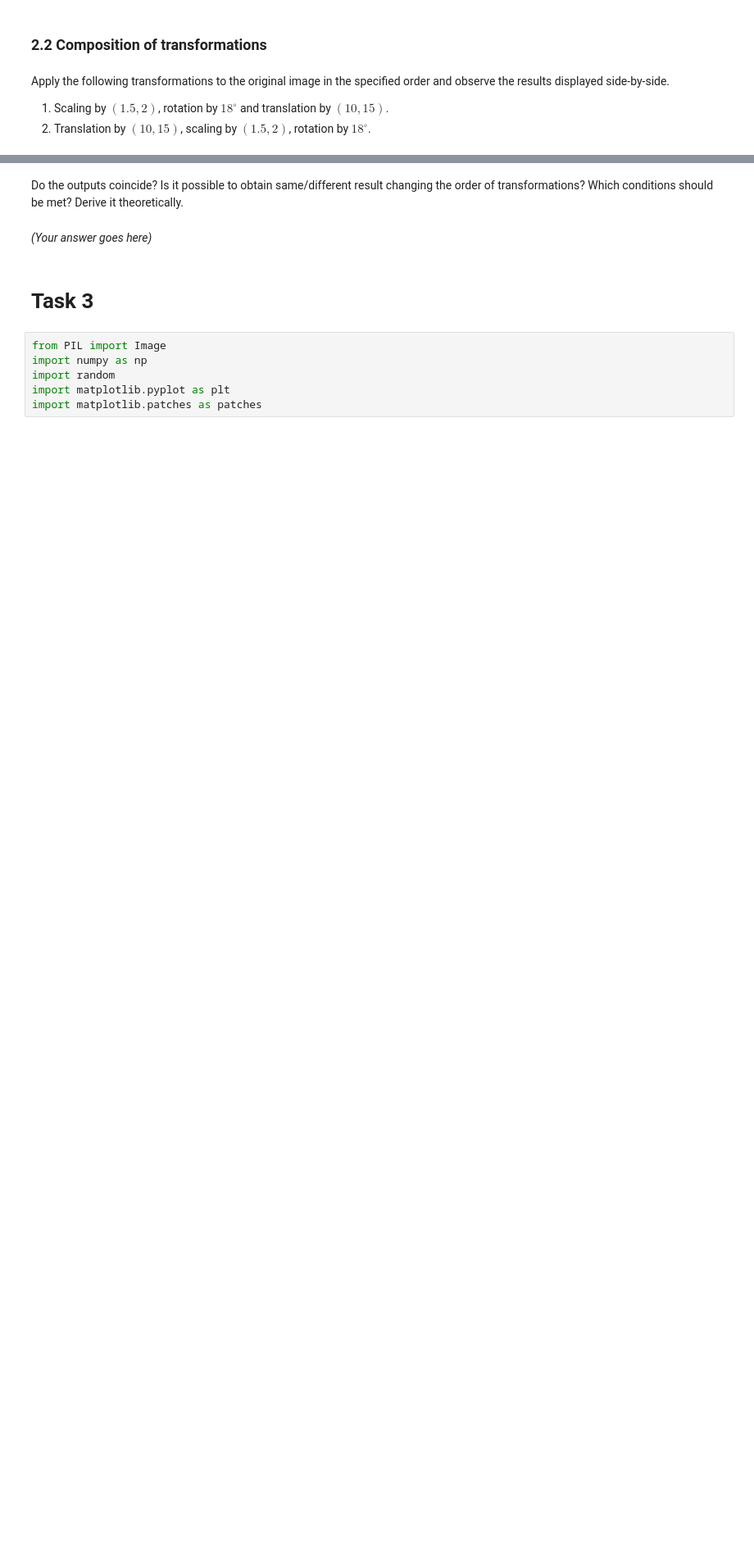
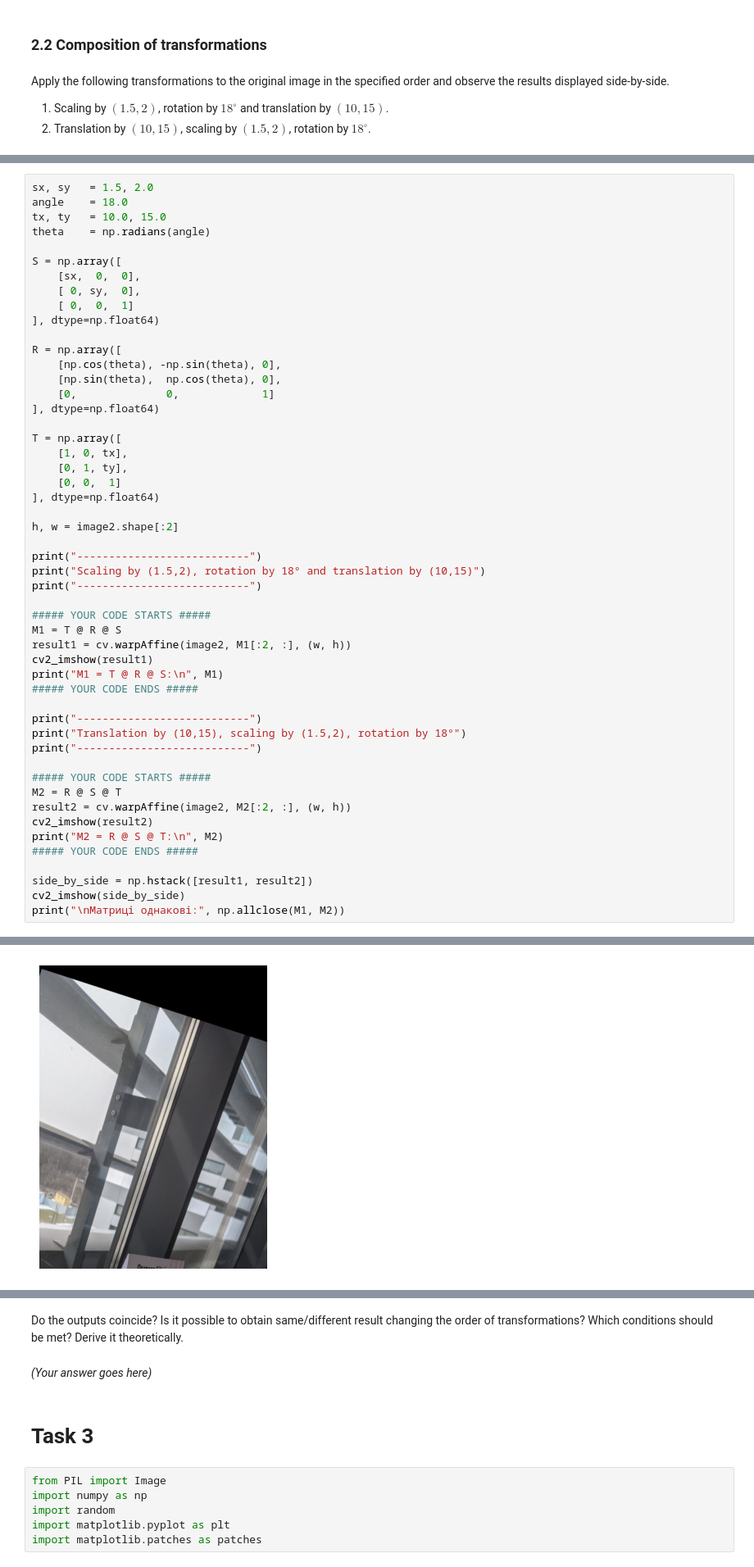
Before and after one commit to Hombosh-dev/LA_lab_1, a Jupyter notebook: LA_Lab_1.ipynb, the cells around one changed output, grey strips where cells are left out. Shown at 82% size. Drawn from its saved outputs; the diff is of its cells as text; blank space fills up the shorter version.

```diff
--- a/LA_Lab_1.ipynb
+++ b/LA_Lab_1.ipynb
@@ -849,0 +814,52 @@ print("---------------------------")
+# %%
+sx, sy   = 1.5, 2.0
+angle    = 18.0
+tx, ty   = 10.0, 15.0
+theta    = np.radians(angle)
+
+S = np.array([
+    [sx,  0,  0],
+    [ 0, sy,  0],
+    [ 0,  0,  1]
+], dtype=np.float64)
+
+R = np.array([
+    [np.cos(theta), -np.sin(theta), 0],
+    [np.sin(theta),  np.cos(theta), 0],
+    [0,              0,             1]
+], dtype=np.float64)
+
+T = np.array([
+    [1, 0, tx],
+    [0, 1, ty],
+    [0, 0,  1]
+], dtype=np.float64)
+
+h, w = image2.shape[:2]
+
+print("---------------------------")
+print("Scaling by (1.5,2), rotation by 18° and translation by (10,15)")
+print("---------------------------")
+
+##### YOUR CODE STARTS #####
+M1 = T @ R @ S
+result1 = cv.warpAffine(image2, M1[:2, :], (w, h))
+cv2_imshow(result1)
+print("M1 = T @ R @ S:\n", M1)
+##### YOUR CODE ENDS #####
+
+print("---------------------------")
+print("Translation by (10,15), scaling by (1.5,2), rotation by 18°")
+print("---------------------------")
+
+##### YOUR CODE STARTS #####
+M2 = R @ S @ T
+result2 = cv.warpAffine(image2, M2[:2, :], (w, h))
+cv2_imshow(result2)
+print("M2 = R @ S @ T:\n", M2)
+##### YOUR CODE ENDS #####
+
+side_by_side = np.hstack([result1, result2])
+cv2_imshow(side_by_side)
+print("\nМатриці однакові:", np.allclose(M1, M2))
+# %% [output]
@@ -849,0 +869 @@ print("---------------------------")
+[figure, added]
```
Also changed, not shown: parts of 3 cells of this notebook.
